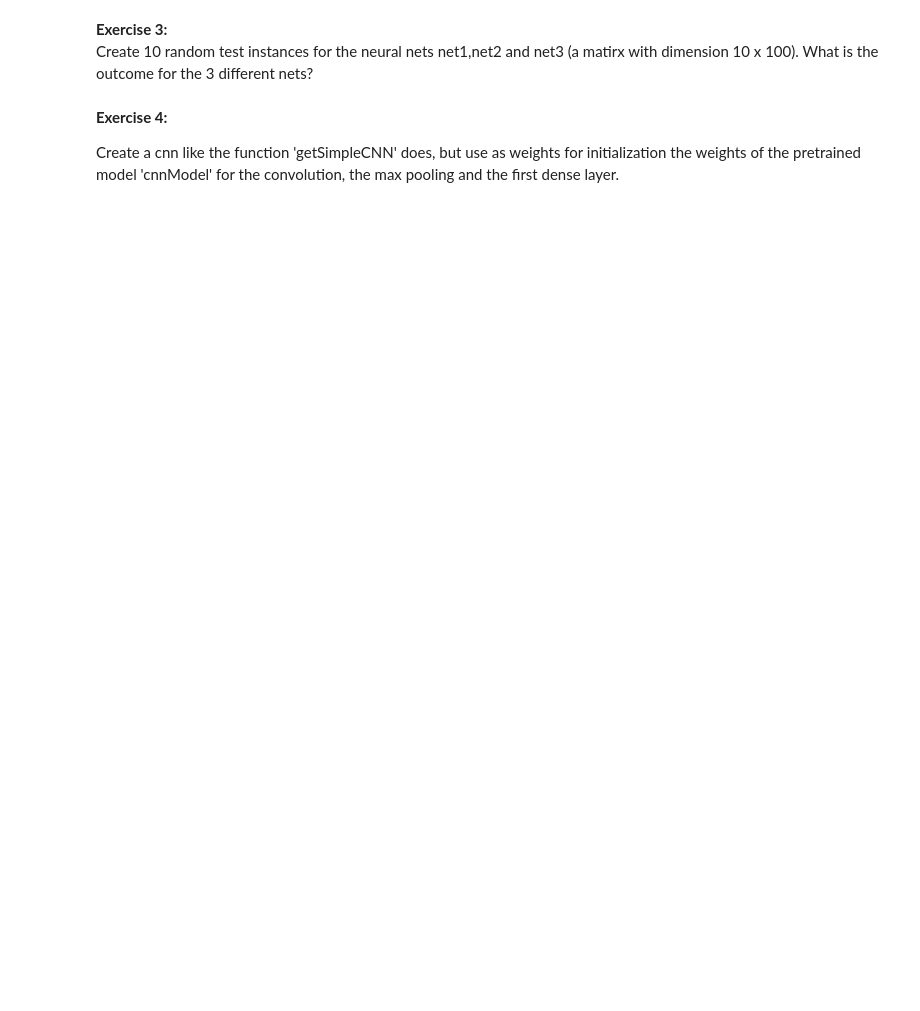
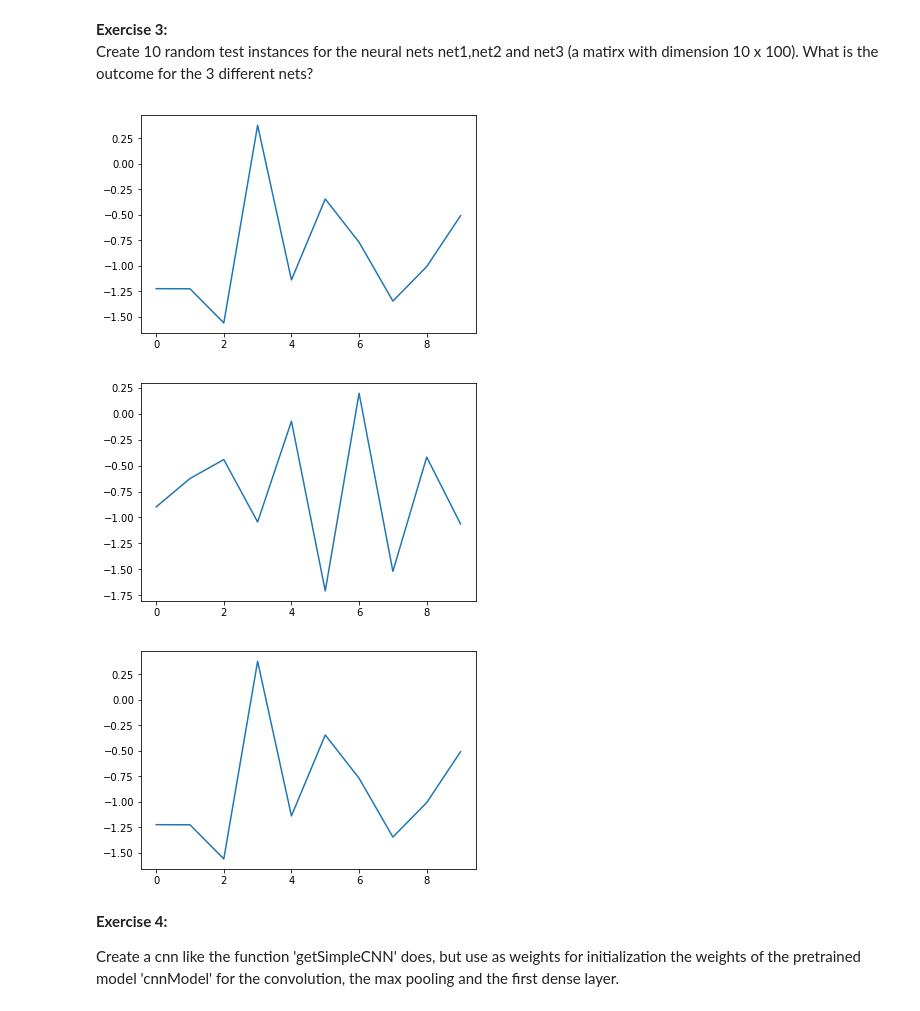
Before and after one commit to WGierke/master_programme, a Jupyter notebook: Intelligent_Data_Analysis_2/Exercise3/NeuralNets_auto_domain.ipynb, the cells around one changed output. Drawn from its saved outputs; the diff is of its cells as text; code cells hidden in the pictures; blank space fills up the shorter version.

```diff
--- a/Intelligent_Data_Analysis_2/Exercise3/NeuralNets_auto_domain.ipynb
+++ b/Intelligent_Data_Analysis_2/Exercise3/NeuralNets_auto_domain.ipynb
@@ -161,3 +294,19 @@ predict3 =
+# %%
+testInstances = np.random.random(size=(10, 100))
+predict1 = net1.predict(testInstances)
+predict2 = net2.predict(testInstances)
+predict3 = net3.predict(testInstances)
+# %%
+plt.plot(predict1)
+plt.show()
+plt.plot(predict2)
+plt.show()
+plt.plot(predict3)
+plt.show()
+# %% [output]
+[figure, added]
+[figure, added]
+[figure, added]
 # %% [markdown]
 <b>Exercise 4:</b>
 
```
Also changed, not shown: parts of 33 cells of this notebook.
